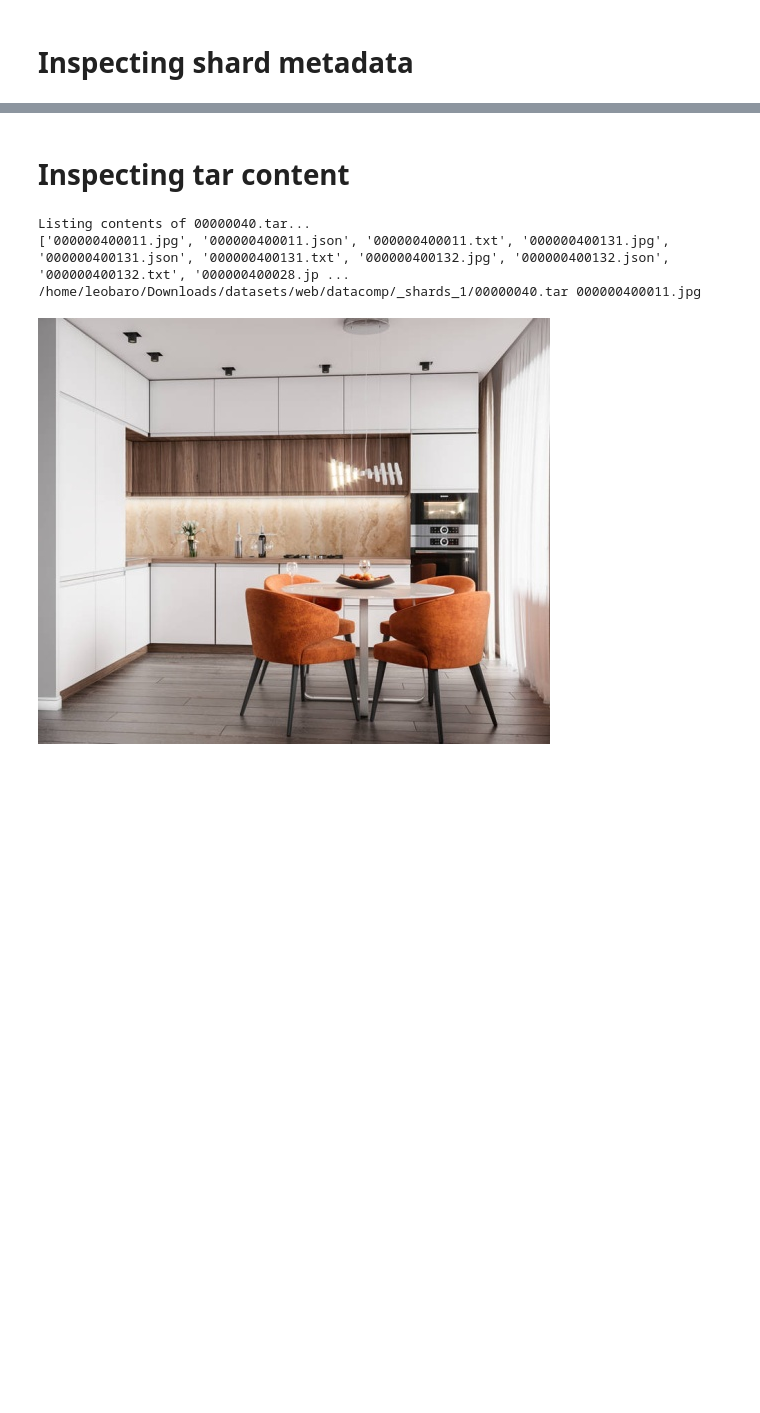
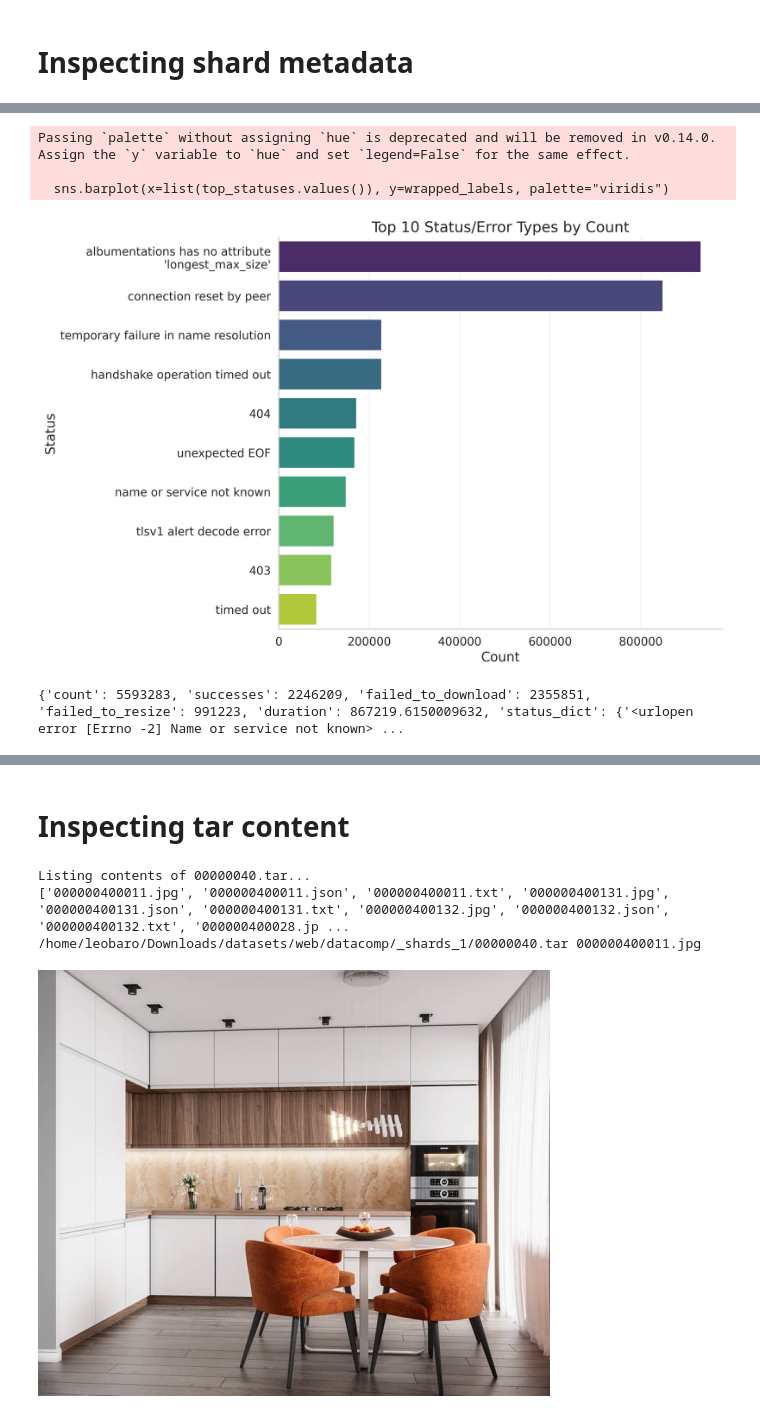
Before and after one commit to LeoBaro/fair_spoke_8, a Jupyter notebook: experiments/datacomp_exploration.ipynb, the cells around one changed output, grey strips where cells are left out. Drawn from its saved outputs; the diff is of its cells as text; code cells hidden in the pictures; blank space fills up the shorter version.

```diff
--- a/experiments/datacomp_exploration.ipynb
+++ b/experiments/datacomp_exploration.ipynb
@@ -46,0 +152,4 @@ tar_files = [f for f in files if f.endswith(".tar")]
+# %%
+sorted_items = sorted(stats["status_dict"].items(), key=lambda x: x[1], reverse=True)
+for s in sorted_items:
+    print(s[0])
@@ -46,0 +174,50 @@ tar_files = [f for f in files if f.endswith(".tar")]
+# %%
+label_mapping = {
+    "module 'albumentations' has no attribute 'longest_max_size'": "albumentations has no attribute 'longest_max_size'",
+    "<urlopen error [Errno 104] Connection reset by peer>": "connection reset by peer",
+    "<urlopen error [Errno -3] Temporary failure in name resolution>": "temporary failure in name resolution",
+    "<urlopen error _ssl.c:990: The handshake operation timed out>": "handshake operation timed out",
+    "HTTP Error 404: Not Found": "404",
+    "<urlopen error [SSL: UNEXPECTED_EOF_WHILE_READING] EOF occurred in violation of protocol (_ssl.c:1007)>": "unexpected EOF",
+    "<urlopen error [Errno -2] Name or service not known>": "name or service not known",
+    "<urlopen error [SSL: TLSV1_ALERT_DECODE_ERROR] tlsv1 alert decode error (_ssl.c:1007)>": "tlsv1 alert decode error",
+    "HTTP Error 403: Forbidden": "403",
+    "timed out": "timed out",
+    "Image decoding error": "image decoding error",
+}
+def plot_status_distribution(status_counts, top_n=20):
+    status_counts = status_counts.copy()
+    status_counts.pop("success")
+    # Sort and optionally truncate to top N statuses
+    sorted_items = sorted(status_counts.items(), key=lambda x: x[1], reverse=True)
+    top_statuses = dict(sorted_items[:top_n])
+
+    import textwrap
+
+    def wrap_label(label, width=40):
+        return '\n'.join(textwrap.wrap(label, width=width))
+
+    wrapped_labels = [wrap_label(label_mapping[k]) for k in top_statuses.keys()]
+
+    # Plot
+    plt.figure(figsize=(12, 8))
+    #sns.barplot(x=list(top_statuses.values()), y=list(top_statuses.keys()), palette="viridis")
+    sns.barplot(x=list(top_statuses.values()), y=wrapped_labels, palette="viridis")
+
+    plt.title(f"Top {top_n} Status/Error Types by Count")
+    plt.xlabel("Count")
+    plt.ylabel("Status")
+    plt.tight_layout()
+    plt.savefig("status_distribution.png", dpi=300)
+    plt.show()
+# %%
+plot_status_distribution(stats["status_dict"], top_n=10)
+# %% [output]
+Passing `palette` without assigning `hue` is deprecated and will be removed in v0.14.0. Assign the `y` variable to `hue` and set `legend=False` for the same effect.
+
+  sns.barplot(x=list(top_statuses.values()), y=wrapped_labels, palette="viridis")
+[figure, added]
+# %%
+print(stats)
+# %% [output]
+{'count': 5593283, 'successes': 2246209, 'failed_to_download': 2355851, 'failed_to_resize': 991223, 'duration': 867219.6150009632, 'status_dict': {'<urlopen error [Errno -2] Name or service not known> ...
```
Also changed, not shown: parts of 23 cells of this notebook.
